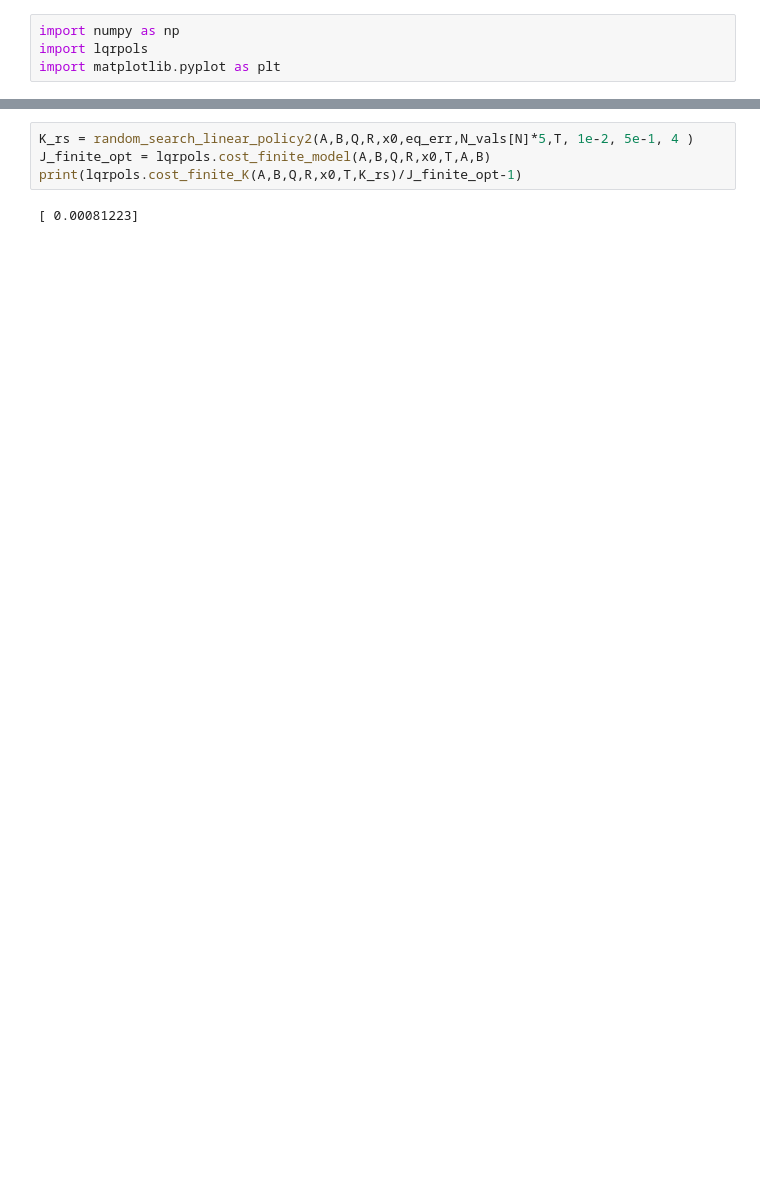
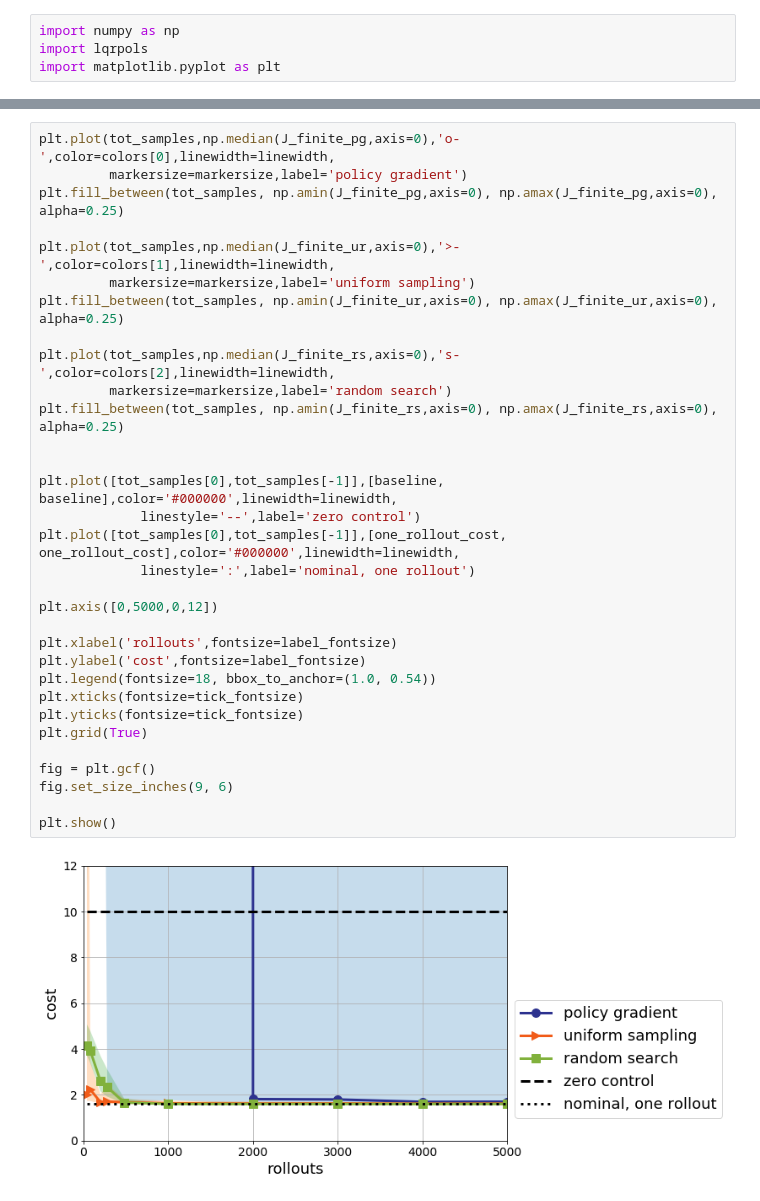
Before and after one commit to benjamin-recht/benjamin-recht.github.io, a Jupyter notebook: code/lqr_policy_comparisons.ipynb, the cells around one changed output, grey strips where cells are left out. Drawn from its saved outputs; the diff is of its cells as text; blank space fills up the shorter version.

```diff
--- a/code/lqr_policy_comparisons.ipynb
+++ b/code/lqr_policy_comparisons.ipynb
@@ -202,6 +137,34 @@ def random_search_linear_policy2(A,B,Q,R,x0,eq_err,N,T,
-# %%
-K_rs = random_search_linear_policy2(A,B,Q,R,x0,eq_err,N_vals[N]*5,T, 1e-2, 5e-1, 4 )
-J_finite_opt = lqrpols.cost_finite_model(A,B,Q,R,x0,T,A,B)
-print(lqrpols.cost_finite_K(A,B,Q,R,x0,T,K_rs)/J_finite_opt-1)
-# %% [output]
-[ 0.00081223]
+# %%
+plt.plot(tot_samples,np.median(J_finite_pg,axis=0),'o-',color=colors[0],linewidth=linewidth,
+         markersize=markersize,label='policy gradient')
+plt.fill_between(tot_samples, np.amin(J_finite_pg,axis=0), np.amax(J_finite_pg,axis=0), alpha=0.25)
+
+plt.plot(tot_samples,np.median(J_finite_ur,axis=0),'>-',color=colors[1],linewidth=linewidth,
+         markersize=markersize,label='uniform sampling')
+plt.fill_between(tot_samples, np.amin(J_finite_ur,axis=0), np.amax(J_finite_ur,axis=0), alpha=0.25)
+
+plt.plot(tot_samples,np.median(J_finite_rs,axis=0),'s-',color=colors[2],linewidth=linewidth,
+         markersize=markersize,label='random search')
+plt.fill_between(tot_samples, np.amin(J_finite_rs,axis=0), np.amax(J_finite_rs,axis=0), alpha=0.25)
+
+
+plt.plot([tot_samples[0],tot_samples[-1]],[baseline, baseline],color='#000000',linewidth=linewidth,
+             linestyle='--',label='zero control')
+plt.plot([tot_samples[0],tot_samples[-1]],[one_rollout_cost, one_rollout_cost],color='#000000',linewidth=linewidth,
+             linestyle=':',label='nominal, one rollout')
+
+plt.axis([0,5000,0,12])
+
+plt.xlabel('rollouts',fontsize=label_fontsize)
+plt.ylabel('cost',fontsize=label_fontsize)
+plt.legend(fontsize=18, bbox_to_anchor=(1.0, 0.54))
+plt.xticks(fontsize=tick_fontsize)
+plt.yticks(fontsize=tick_fontsize)
+plt.grid(True)
+
+fig = plt.gcf()
+fig.set_size_inches(9, 6)
+
+plt.show()
+# %% [output]
+[figure, added]
```
Also changed, not shown: parts of 8 cells of this notebook, 1 other file.
